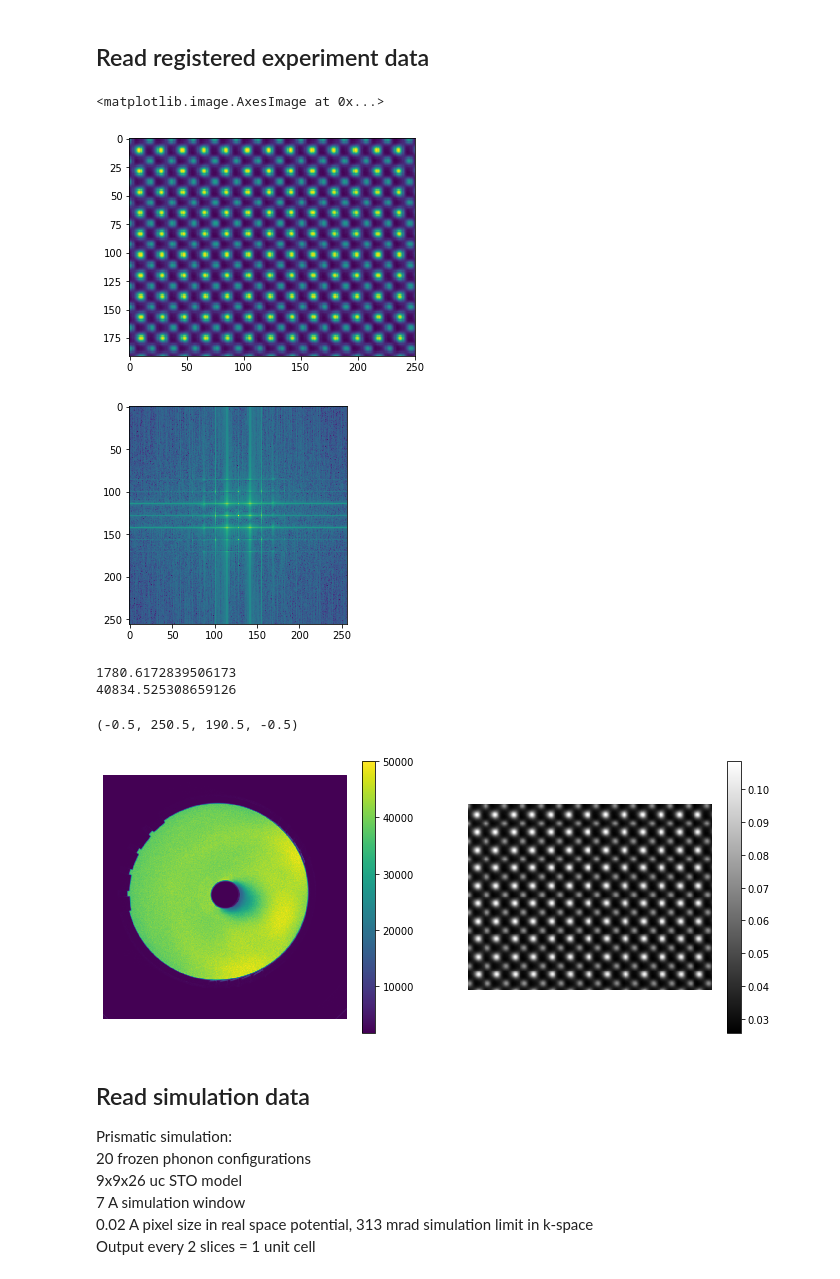
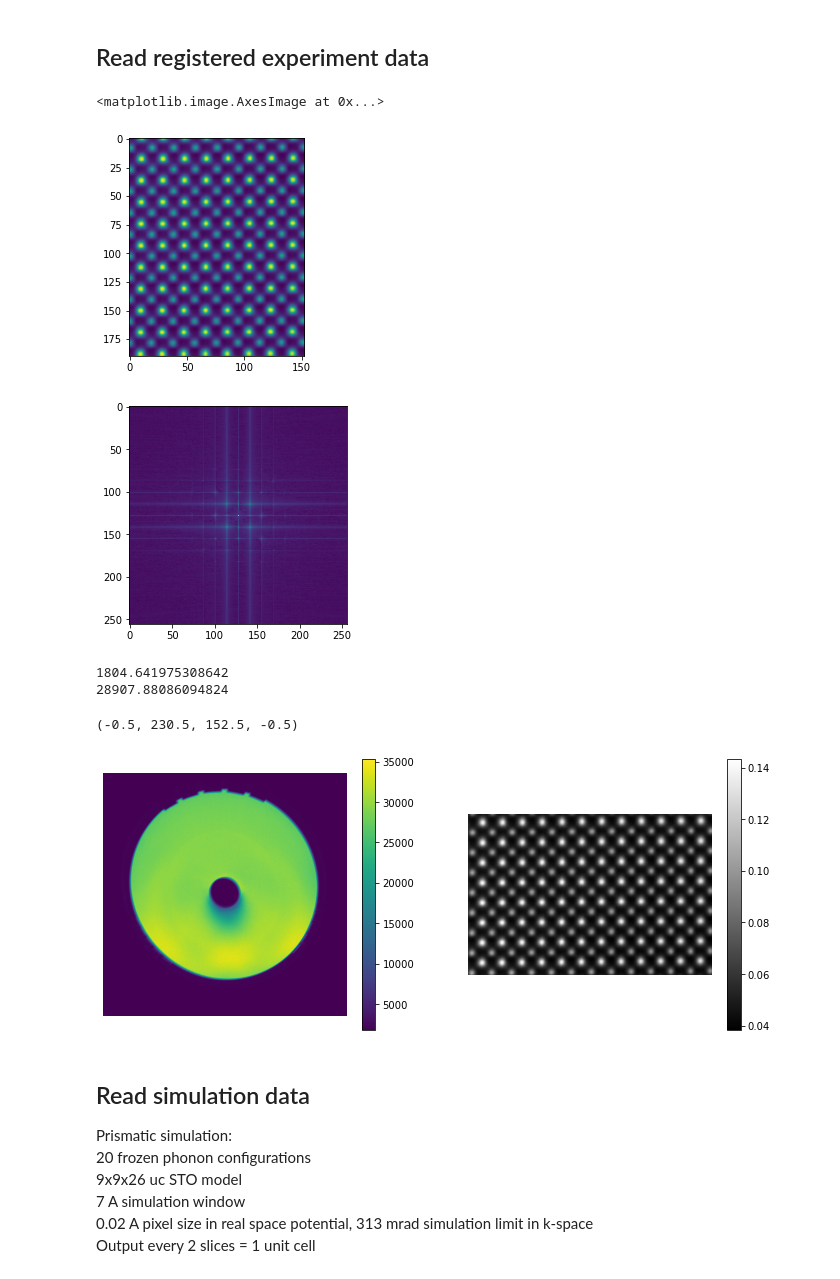
Before and after one commit to CY-Zhang/PyProcessingCodes, a Jupyter notebook: Calibrations/SourceSizeCalibration.ipynb, the cells around one changed output. Cells and saved outputs as stored; diff of their text form; code cells hidden in the pictures.

Commit message:
Figures updated and PCA tests updated

```diff
--- a/Calibrations/SourceSizeCalibration.ipynb
+++ b/Calibrations/SourceSizeCalibration.ipynb
@@ -12,27 +13,27 @@ import scipy
 ## Read registered experiment data
 # %%
 # Process registered data and crop it
-path = 'E:/Calibrations/SourceSize/STO_Experiment/Data_NRR/results_S2/'
+path = 'D:/2020/TitanCalibration/061120_Calibration/S2/'
 path_img = path + 'average.q2bz'
 img = LoadImage(path_img)
 path_nSamples = path + 'numSamples.q2bz'
 nSamples = LoadImage(path_nSamples)
 img_crop = nSamplesCrop(img, nSamples)
 plt.imshow(img_crop)
 # %% [output]
 <matplotlib.image.AxesImage at 0x...>
-[figure, old version]
+[figure, new version]
 # %%
 temp = np.fft.fft2(img)
 temp = np.fft.fftshift(temp)
-temp = 20*np.log(np.abs(temp))
-plt.imshow(temp)
-plt.imsave('E:/Calibrations/SourceSize/STO_Experiment/Data_NRR/results_S2/FFT.tiff', np.sqrt(np.sqrt(temp)), cmap='gray')
+temp = (np.abs(temp))
+plt.imshow(np.sqrt(np.sqrt(temp)))
+plt.imsave(path + 'FFT.tiff', np.sqrt(np.sqrt(temp)), cmap='gray')
 # %% [output]
-[figure, old version]
+[figure, new version]
 # %%
 # Process HAADF detector scan to get beam and dark level
-DetectorScan = np.load('/srv/home/chenyu/Calibrations/SourceSize_032020/Data_NRR/DetectorScan.npy')
+DetectorScan = np.load('D:/2020/TitanCalibration/061120_Calibration/DetectorScan.npy')
 # Use center part to extract dark level
 center = [512,512]
 mask = create_circular_mask(DetectorScan.shape[0],DetectorScan.shape[1], center, 5)
@@ -53,10 +54,10 @@ plt.imshow(img_crop_quant,cmap='gray')
 plt.colorbar()
 plt.axis('off')
 # %% [output]
-1780.6172839506173
-40834.525308659126
+1804.641975308642
+28907.88086094824
-(-0.5, 250.5, 190.5, -0.5)
+(-0.5, 230.5, 152.5, -0.5)
-[figure, old version]
+[figure, new version]
 # %% [markdown]
 ## Read simulation data
 Prismatic simulation:
```
Also changed, not shown: parts of 10 cells of this notebook, 6 other files.
